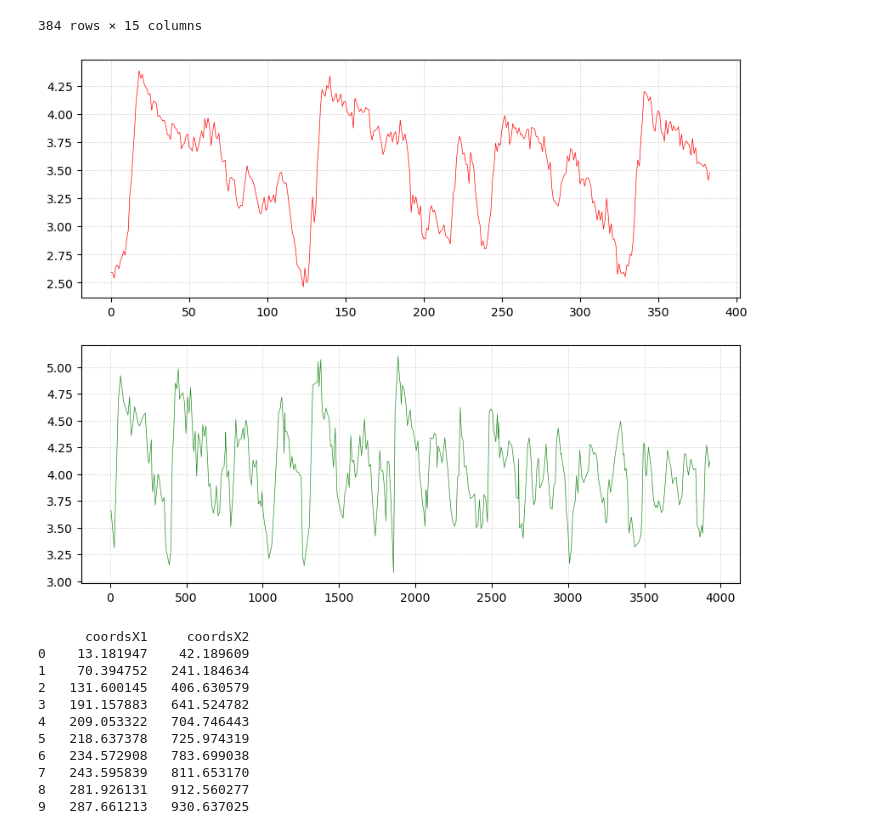
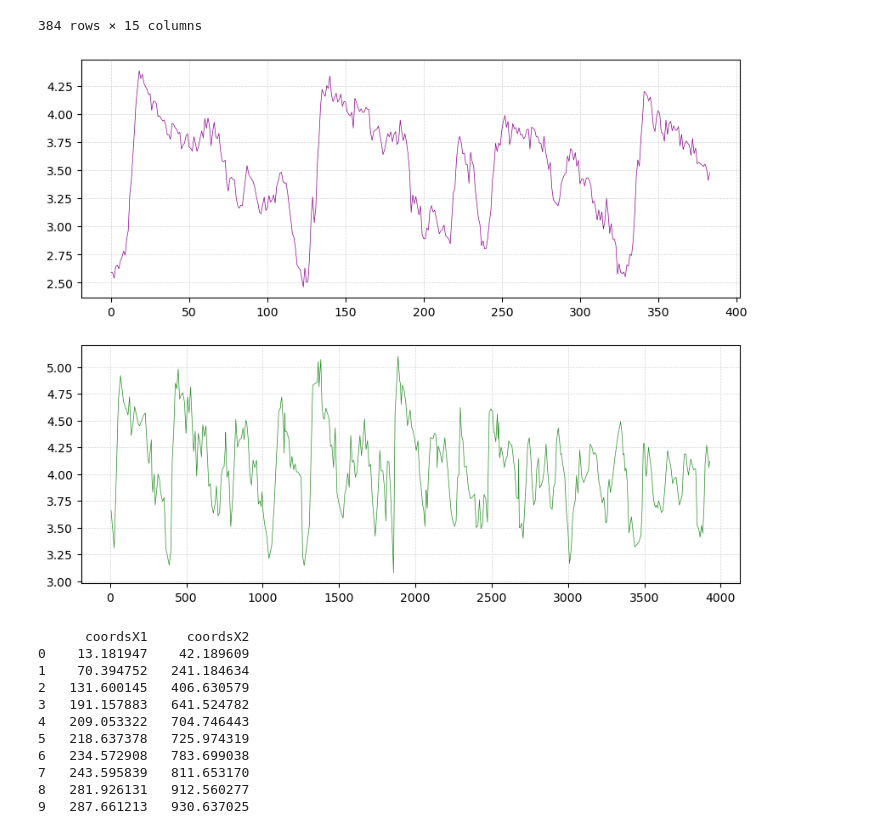
Before and after one commit to PBrockmann/PyAnalyseries, a Jupyter notebook: interp1d.ipynb, the cells around one changed output. Drawn from its saved outputs; the diff is of its cells as text; code cells hidden in the pictures.

```diff
--- a/interp1d.ipynb
+++ b/interp1d.ipynb
@@ -56,15 +56,15 @@ y2 = df[y2Name].to_numpy()
 # %%
 fig, axs = plt.subplots(2, 1, figsize=(10,8))
 
-axs[0].plot(x1, y1, c='red', lw=0.5)
+axs[0].plot(x1, y1, c='darkmagenta', lw=0.5)
 axs[0].grid(visible=True, which='major', color='lightgray', linestyle='dashed', linewidth=0.5)
 
 axs[1].plot(x2, y2, c='forestgreen', lw=0.5)
 axs[1].grid(visible=True, which='major', color='lightgray', linestyle='dashed', linewidth=0.5)
 
 plt.show()
 # %% [output]
-[figure, old version]
+[figure, new version]
 # %%
 df = pd.read_csv('pointers2.csv', names=['coordsX1','coordsX2'])
 
```
Also changed, not shown: parts of 5 cells of this notebook, 1 other file.
